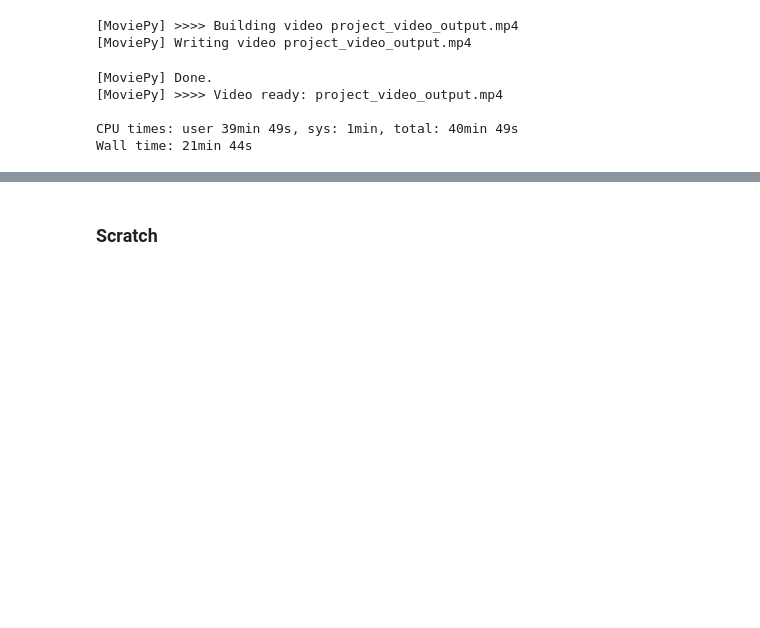
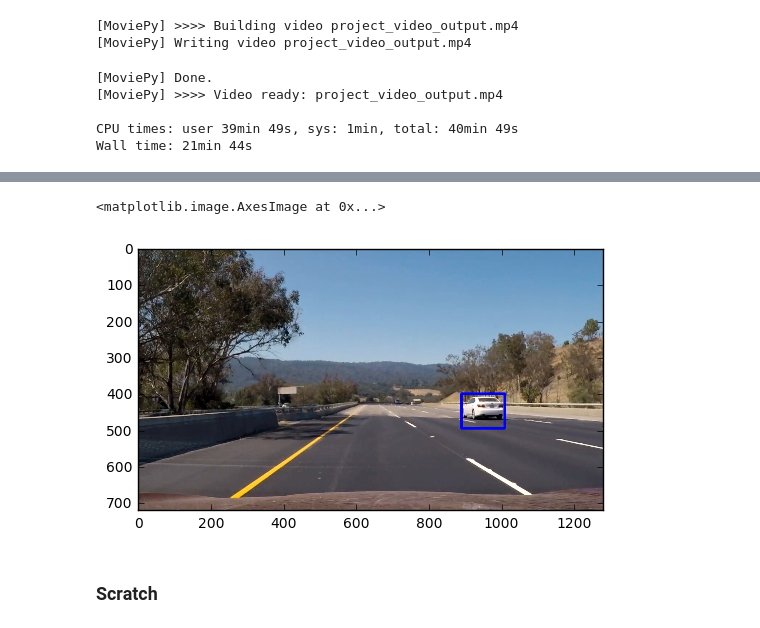
Before and after one commit to sirpsycho85/CarND-Vehicle-Detection, a Jupyter notebook: Vehicle Detection.ipynb, the cells around one changed output, grey strips where cells are left out. Cells and saved outputs as stored; diff of their text form; code cells hidden in the pictures; blank space fills up the shorter version.

```diff
--- a/Vehicle Detection.ipynb
+++ b/Vehicle Detection.ipynb
@@ -523,3 +551,8 @@ Wall time: 21min 44s
+# %%
+plt.imshow(pipeline.draw_image)
+# %% [output]
+<matplotlib.image.AxesImage at 0x...>
+[figure, added]
 # %% [markdown]
 ### Scratch
 # %%
```
Also changed, not shown: parts of 7 cells of this notebook, 4 other files.
